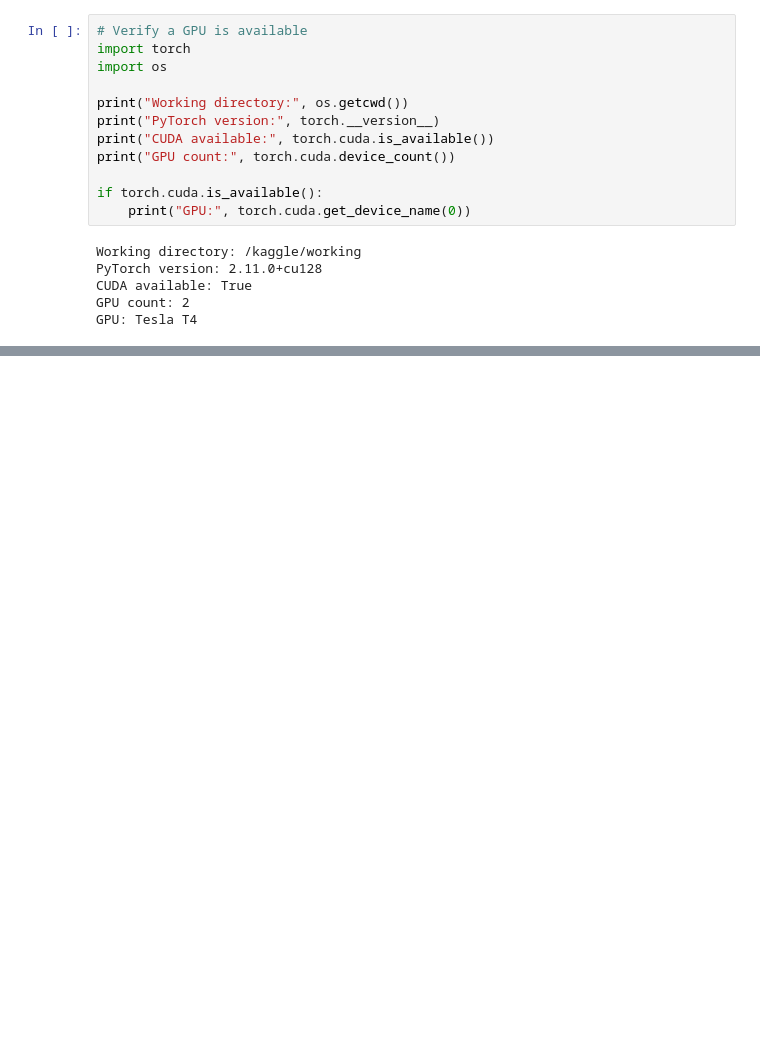
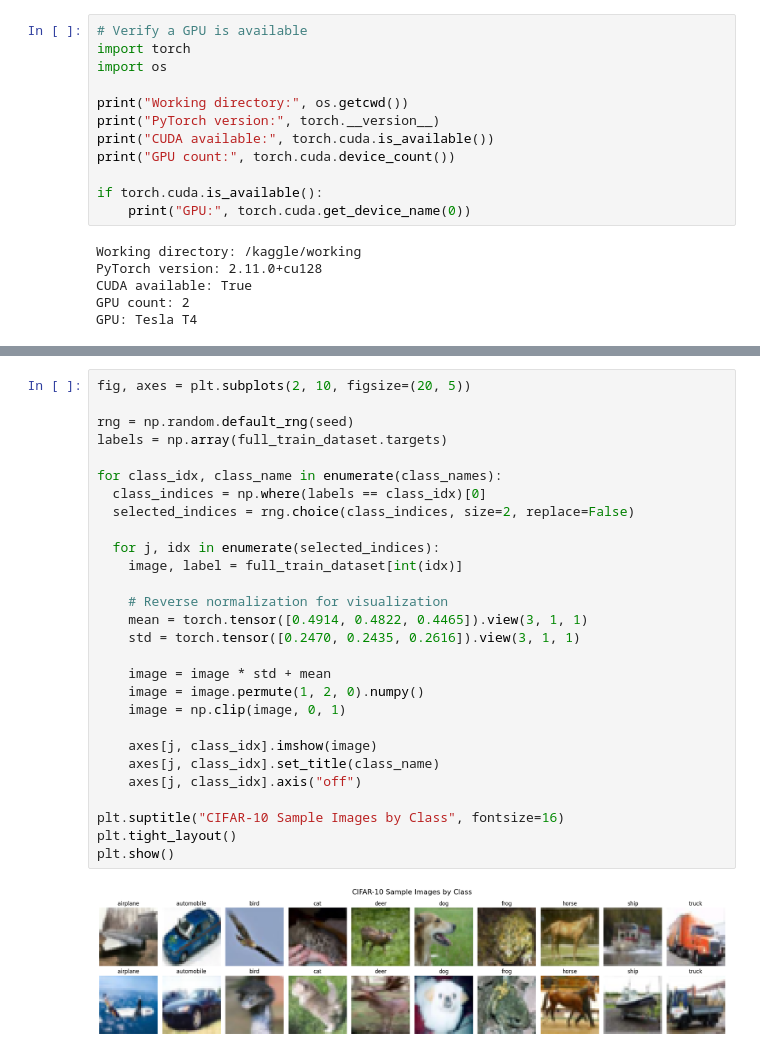
Before and after one commit to CandidoS391/Machine-Learning-Optimization-Initialization, a Jupyter notebook: prelu_he_initialization.ipynb, the cells around one changed output, grey strips where cells are left out. Drawn from its saved outputs; the diff is of its cells as text; blank space fills up the shorter version.

```diff
--- a/prelu_he_initialization.ipynb
+++ b/prelu_he_initialization.ipynb
@@ -104,0 +160,30 @@ print("Number of classes:", len(full_train_dataset.classes))
+# %%
+fig, axes = plt.subplots(2, 10, figsize=(20, 5))
+
+rng = np.random.default_rng(seed)
+labels = np.array(full_train_dataset.targets)
+
+for class_idx, class_name in enumerate(class_names):
+  class_indices = np.where(labels == class_idx)[0]
+  selected_indices = rng.choice(class_indices, size=2, replace=False)
+
+  for j, idx in enumerate(selected_indices):
+    image, label = full_train_dataset[int(idx)]
+
+    # Reverse normalization for visualization
+    mean = torch.tensor([0.4914, 0.4822, 0.4465]).view(3, 1, 1)
+    std = torch.tensor([0.2470, 0.2435, 0.2616]).view(3, 1, 1)
+
+    image = image * std + mean
+    image = image.permute(1, 2, 0).numpy()
+    image = np.clip(image, 0, 1)
+
+    axes[j, class_idx].imshow(image)
+    axes[j, class_idx].set_title(class_name)
+    axes[j, class_idx].axis("off")
+
+plt.suptitle("CIFAR-10 Sample Images by Class", fontsize=16)
+plt.tight_layout()
+plt.show()
+# %% [output]
+[figure, added]
```
Also changed, not shown: parts of 47 cells of this notebook.
